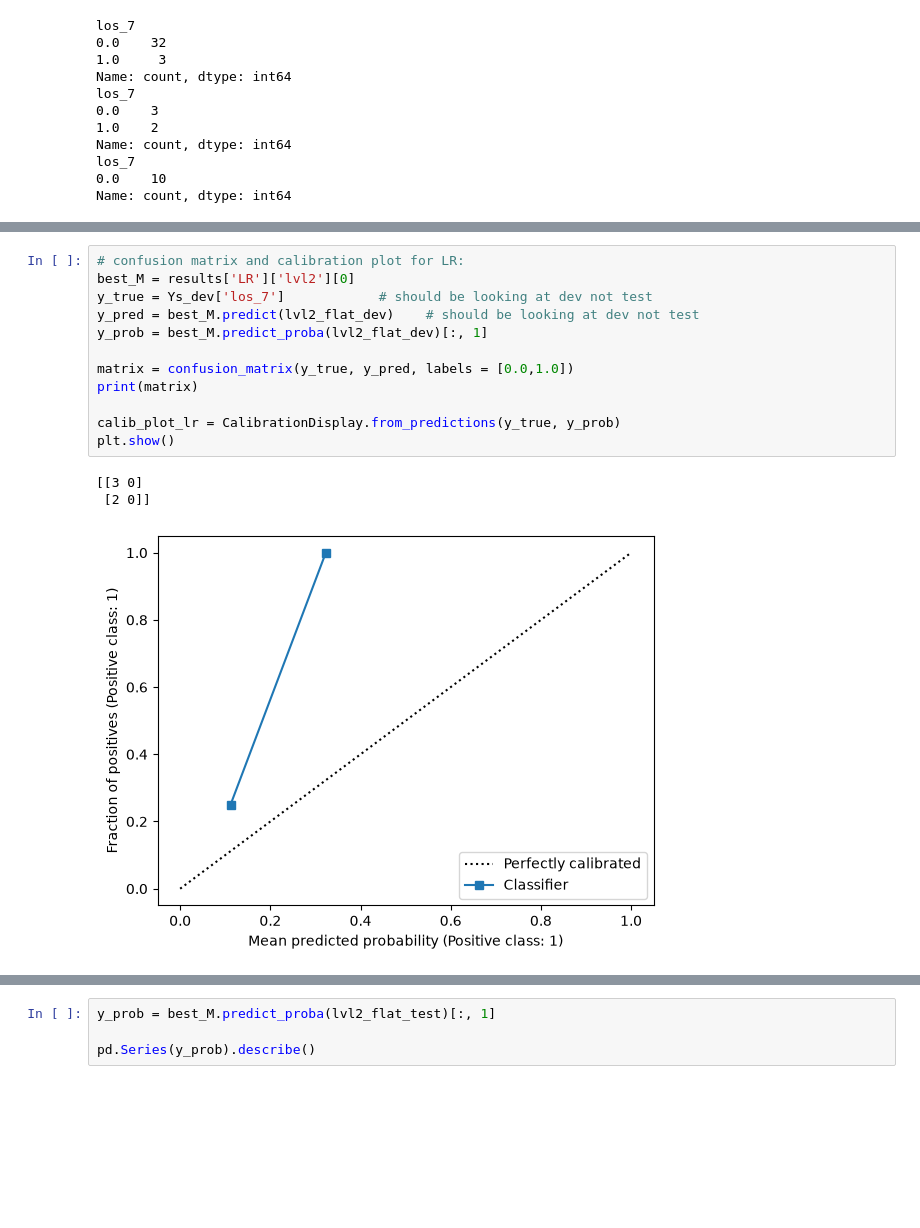
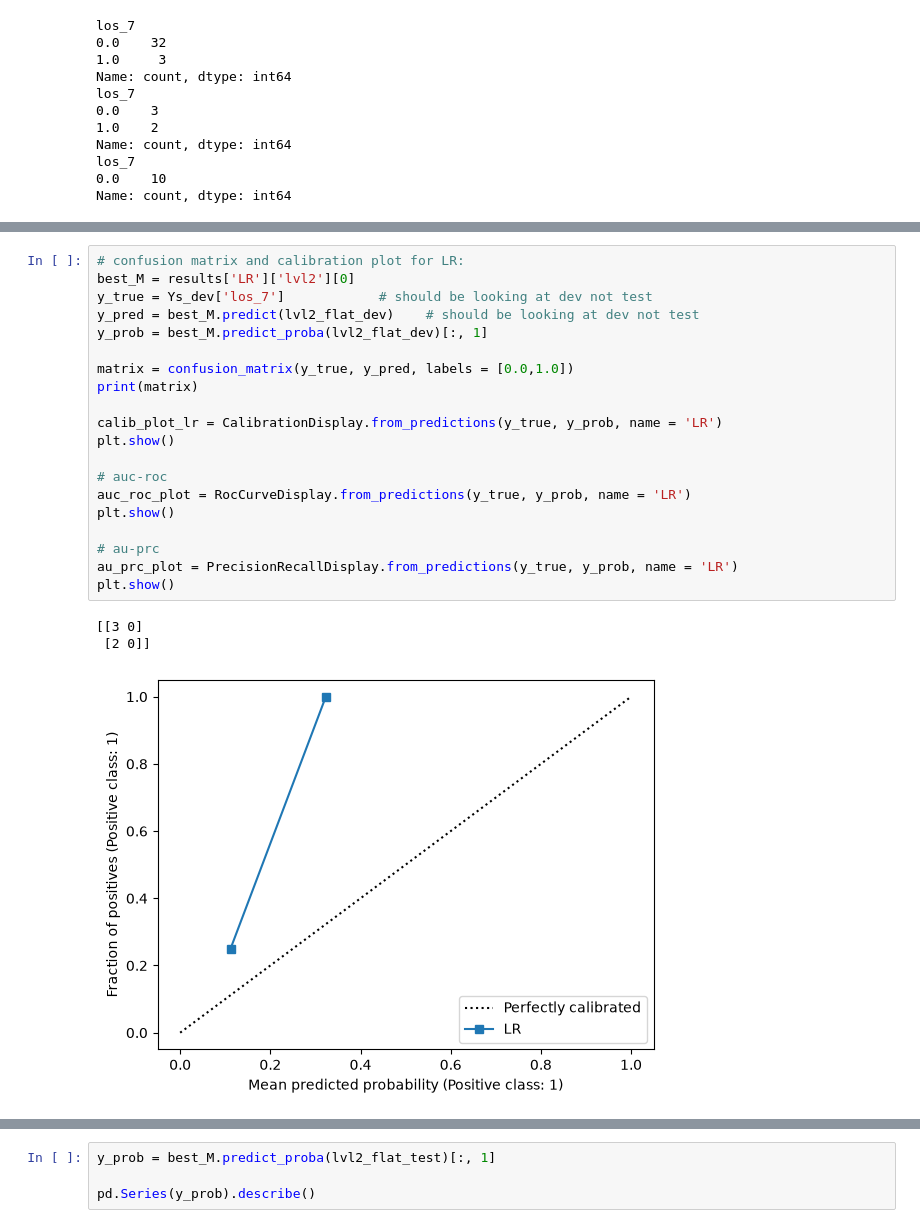
Before and after one commit to LizCrellin/msc_mimic_project, a Jupyter notebook: notebooks/1_Understand_Wang_pipeline.ipynb, the cells around one changed output, grey strips where cells are left out. Cells and saved outputs as stored; diff of their text form; blank space fills up the shorter version.

Commit message:
Added more plots (testing only)

```diff
--- a/notebooks/1_Understand_Wang_pipeline.ipynb
+++ b/notebooks/1_Understand_Wang_pipeline.ipynb
@@ -511,16 +525,24 @@ print(matrix)
 # %%
 # confusion matrix and calibration plot for LR:
 best_M = results['LR']['lvl2'][0]
 y_true = Ys_dev['los_7']            # should be looking at dev not test
 y_pred = best_M.predict(lvl2_flat_dev)    # should be looking at dev not test
 y_prob = best_M.predict_proba(lvl2_flat_dev)[:, 1]
 
 matrix = confusion_matrix(y_true, y_pred, labels = [0.0,1.0])
 print(matrix)
 
-calib_plot_lr = CalibrationDisplay.from_predictions(y_true, y_prob)
+calib_plot_lr = CalibrationDisplay.from_predictions(y_true, y_prob, name = 'LR')
 plt.show()
+
+# auc-roc
+auc_roc_plot = RocCurveDisplay.from_predictions(y_true, y_prob, name = 'LR')
+plt.show()
+
+# au-prc
+au_prc_plot = PrecisionRecallDisplay.from_predictions(y_true, y_prob, name = 'LR')
+plt.show()
 # %% [output]
 [[3 0]
  [2 0]]
-[figure, old version]
+[figure, new version]
```
Also changed, not shown: parts of 5 cells of this notebook.
